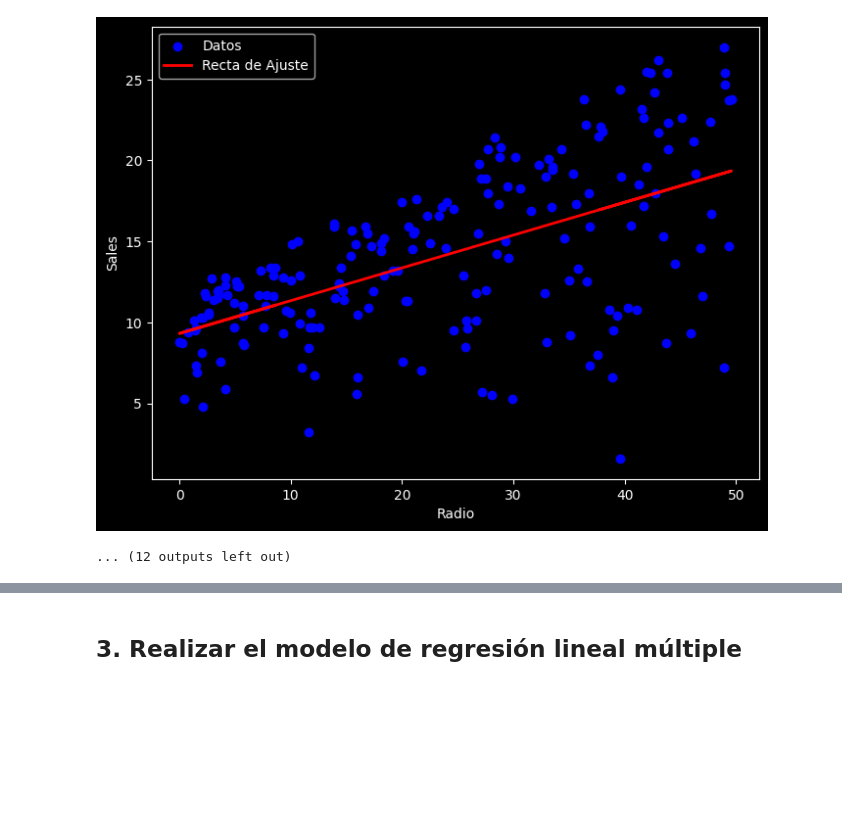
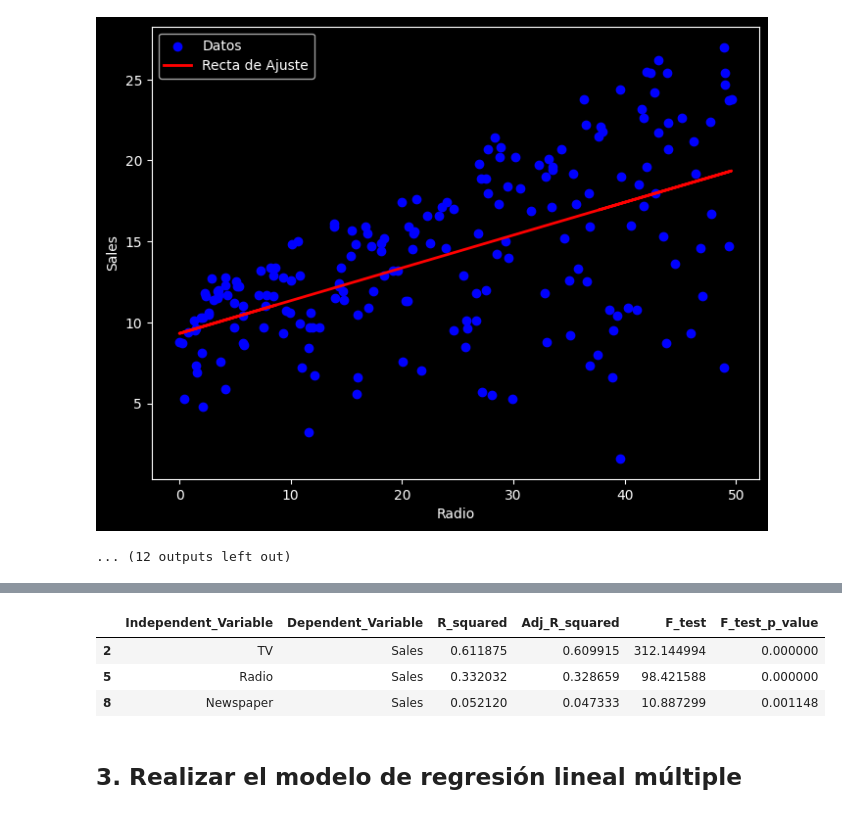
Before and after one commit to milalangone/unsupervised_advertising, a Jupyter notebook: regression_sales_analysis.ipynb, the cells around one changed output, grey strips where cells are left out. Saved outputs shown, nothing was run; the diff lists cells and outputs as text; code cells hidden in the pictures; blank space fills up the shorter version.

```diff
--- a/regression_sales_analysis.ipynb
+++ b/regression_sales_analysis.ipynb
@@ -70,24 +86,3 @@ Variable independiente: Radio, Variable dependiente: Newspaper
 Variable independiente: Radio, Variable dependiente: Sales
 [figure]
 ... (12 outputs left out)
-# %%
-results = []
-
-for col1 in df.columns:
-  for col2 in df.columns:
-    if col1 != col2:
-      X = df[col1]
-      y = df[col2]
-      X = sm.add_constant(X)  # bo
-      model = sm.OLS(y, X).fit()
-
-      r_squared = model.rsquared
-      adj_r_squared = model.rsquared_adj
-      f_test = model.fvalue
-      f_test_p_value = model.f_pvalue
-
-      results.append([col1, col2, r_squared, adj_r_squared, f_test, f_test_p_value])
-
-results_df = pd.DataFrame(results, columns=['Independent_Variable', 'Dependent_Variable', 'R_squared', 'Adj_R_squared', 'F_test', 'F_test_p_value'])
-styled_df = results_df.style.set_properties(**{'text-align': 'center'}).set_table_styles([dict(selector='th', props=[('text-align', 'center')])])
-display(styled_df)
@@ -108,3 +89,13 @@ display(styled_df)
+# %%
+results_df = pd.DataFrame(results, columns=['Independent_Variable', 'Dependent_Variable', 'R_squared', 'Adj_R_squared', 'F_test', 'F_test_p_value'])
+sales_results_df = results_df[results_df['Dependent_Variable'] == 'Sales']
+styled_sales_df = sales_results_df.style.set_properties(**{'text-align': 'center'}).set_table_styles([dict(selector='th', props=[('text-align', 'center')])])
+display(styled_sales_df)
+# %% [output]
+|  | Independent_Variable | Dependent_Variable | R_squared | Adj_R_squared | F_test | F_test_p_value |
+| 2 | TV | Sales | 0.611875 | 0.609915 | 312.144994 | 0.000000 |
+| 5 | Radio | Sales | 0.332032 | 0.328659 | 98.421588 | 0.000000 |
+| 8 | Newspaper | Sales | 0.052120 | 0.047333 | 10.887299 | 0.001148 |
 # %% [markdown]
 ## 3. Realizar el modelo de regresión lineal múltiple
 # %%
```
Also changed, not shown: parts of 13 cells of this notebook.
